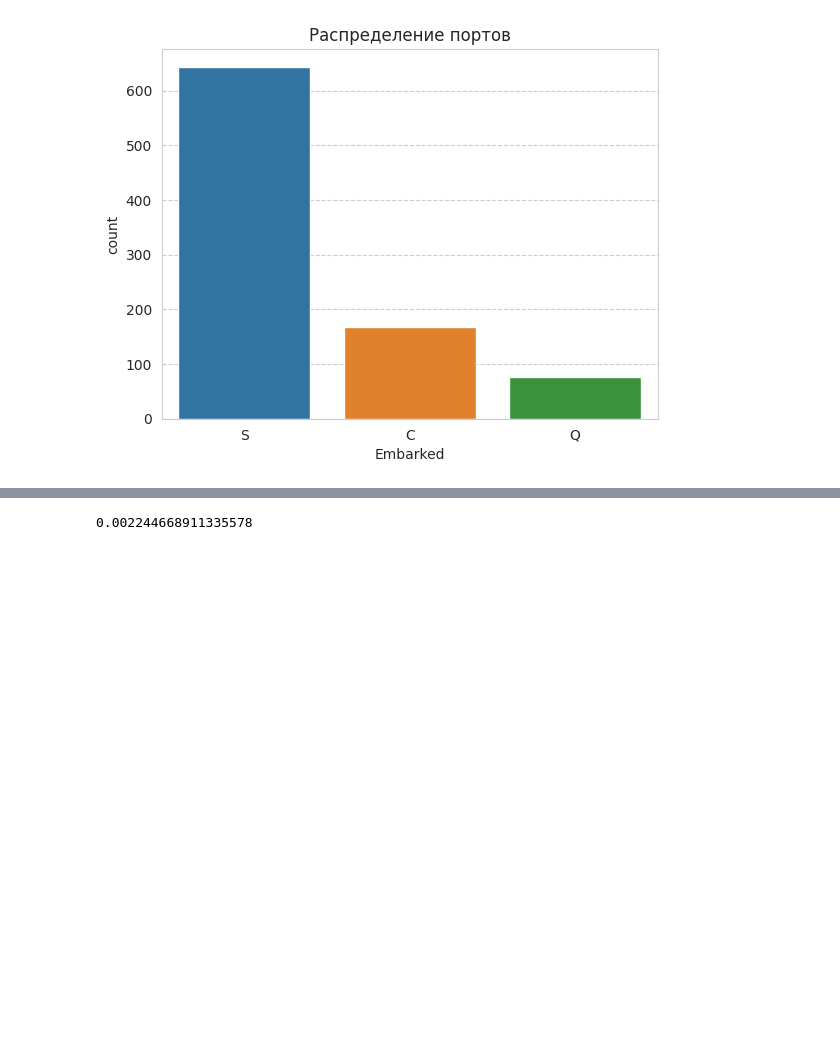
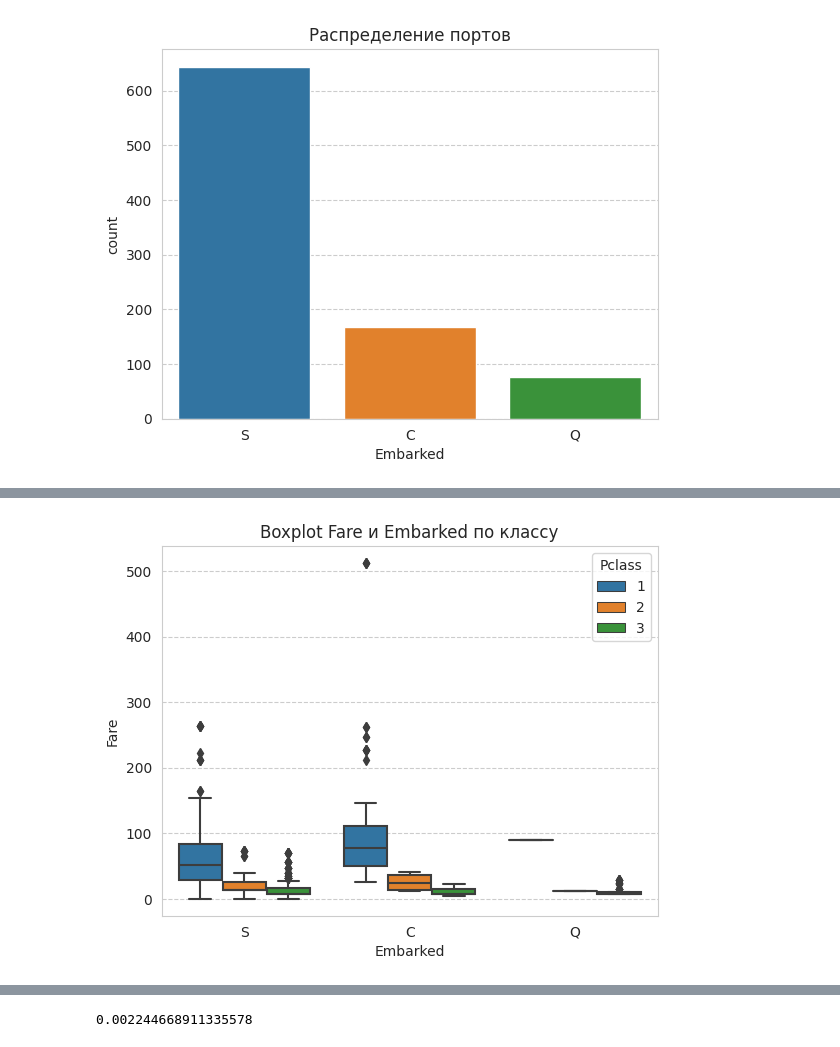
Before and after one commit to BrianKowalski/titanic, a Jupyter notebook: Titanic.ipynb, the cells around one changed output, grey strips where cells are left out. Cells and saved outputs as stored; diff of their text form; code cells hidden in the pictures; blank space fills up the shorter version.

```diff
--- a/Titanic.ipynb
+++ b/Titanic.ipynb
@@ -277,0 +288,4 @@ countplot('Распределение портов', x='Embarked')
+# %%
+boxplot('Boxplot Fare и Embarked по классу', y='Fare', x='Embarked', hue='Pclass')
+# %% [output]
+[figure, added]
```
Also changed, not shown: parts of 28 cells of this notebook.
